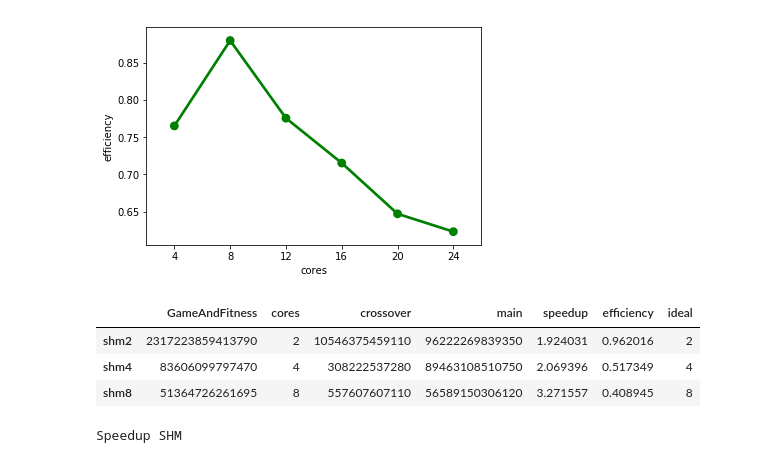
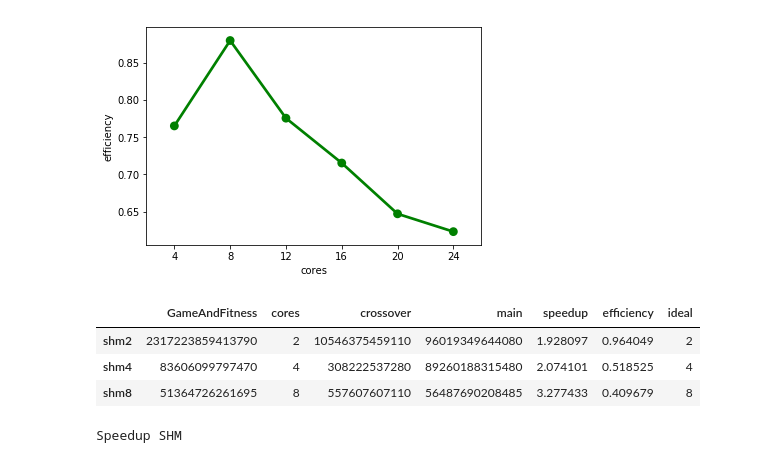
Before and after one commit to FraMecca/SCPD_FFF, a Jupyter notebook: graphs.ipynb, the cells around one changed output. Saved outputs shown, nothing was run; the diff lists cells and outputs as text; code cells hidden in the pictures.

```diff
--- a/graphs.ipynb
+++ b/graphs.ipynb
@@ -26,6 +26,7 @@ def get_res(resfile, k, key='dimension'):
             ret[fn]  = sum([int(l[l.index(":")+1:]) for l in ll])
         ret[key] = int(k)
     return ret
+ftime512 = 6764006509
 # %%
 seqResults = {}
 for k,v in files.items():
@@ -160,36 +169,39 @@ files = {}
 files['shm2'] = '/home/user/scpd_fff/bench/results3/shm_2p/time.prof' # 150g
 files['shm4'] = '/home/user/scpd_fff/bench/results3/shm_4p/time.prof' # 150g
 files['shm8'] = '/home/user/scpd_fff/bench/results3/shm_8p_512g_10it/time.prof' # 10g
 
 
 shmResults = {}
 for k,v in files.items():
     shmResults[k] = get_res(v,k[3:], key='cores')
 
 shmResults = pd.DataFrame(shmResults)
 shmResults['shm8'] = shmResults['shm8'] * 15
 shmResults['shm8']['cores'] = 8
+shmResults['shm8']['main'] -= ftime512*15
 shmResults['shm4'] = shmResults['shm4'] * 30
 shmResults['shm4']['cores'] = 4
+shmResults['shm4']['main'] -= ftime512*30
 shmResults['shm2'] = shmResults['shm2'] * 30
 shmResults['shm2']['cores'] = 2
+shmResults['shm2']['main'] -= ftime512*30
 shmResults = shmResults.T
 shmResults= shmResults.sort_values(by='cores')
 shmResults['cores'] = shmResults['cores']
 TIME = seqResults['main'].loc['seq512']
 s = set()
 s.add('cores')
 funs = list(set(shmResults.T.index) - s)
 df = shmResults.drop([],axis=1)
 df['speedup'] = df['main'].apply(lambda x: TIME/x)
 df['efficiency'] = df['speedup'] / (df['cores'])
 df['ideal'] = df['cores']
 df
 # %% [output]
 |  | GameAndFitness | cores | crossover | main | speedup | efficiency | ideal |
-| shm2 | 2317223859413790 | 2 | 10546375459110 | 96222269839350 | 1.924031 | 0.962016 | 2 |
-| shm4 | 83606099797470 | 4 | 308222537280 | 89463108510750 | 2.069396 | 0.517349 | 4 |
-| shm8 | 51364726261695 | 8 | 557607607110 | 56589150306120 | 3.271557 | 0.408945 | 8 |
+| shm2 | 2317223859413790 | 2 | 10546375459110 | 96019349644080 | 1.928097 | 0.964049 | 2 |
+| shm4 | 83606099797470 | 4 | 308222537280 | 89260188315480 | 2.074101 | 0.518525 | 4 |
+| shm8 | 51364726261695 | 8 | 557607607110 | 56487690208485 | 3.277433 | 0.409679 | 8 |
 # %%
 fig, ax = plt.subplots()
 from pylab import *
```
Also changed, not shown: parts of 7 cells of this notebook, 12 other files.
